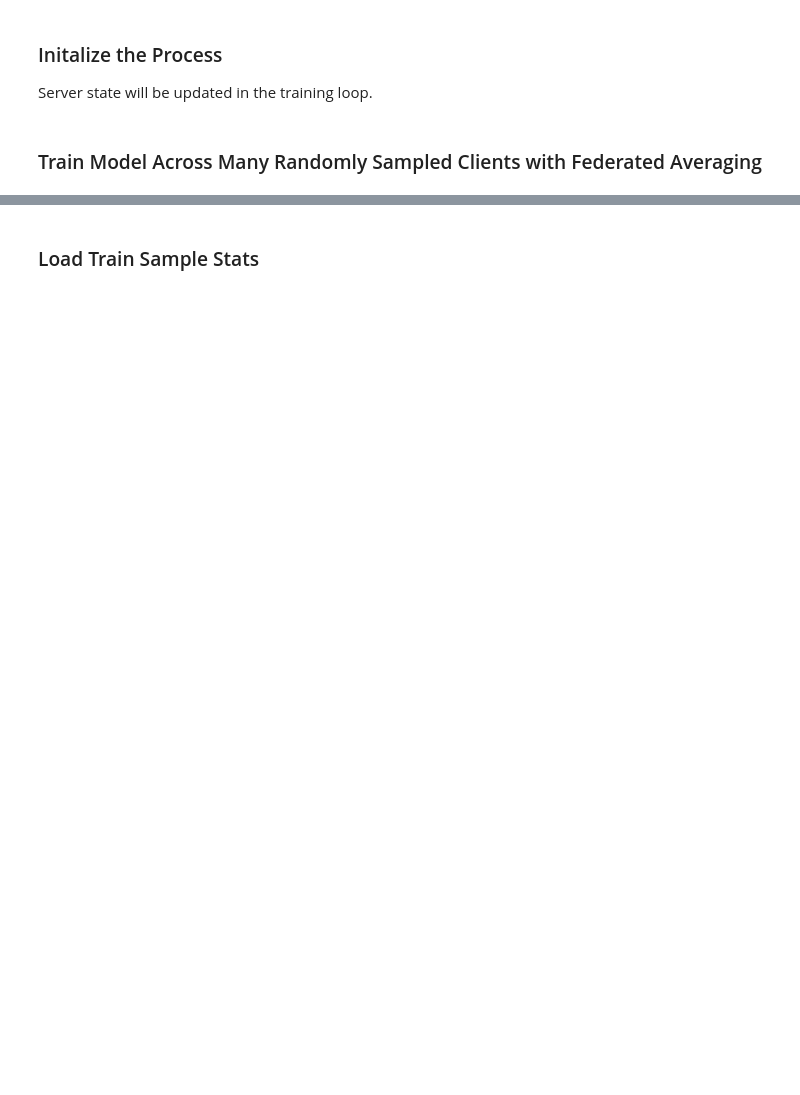
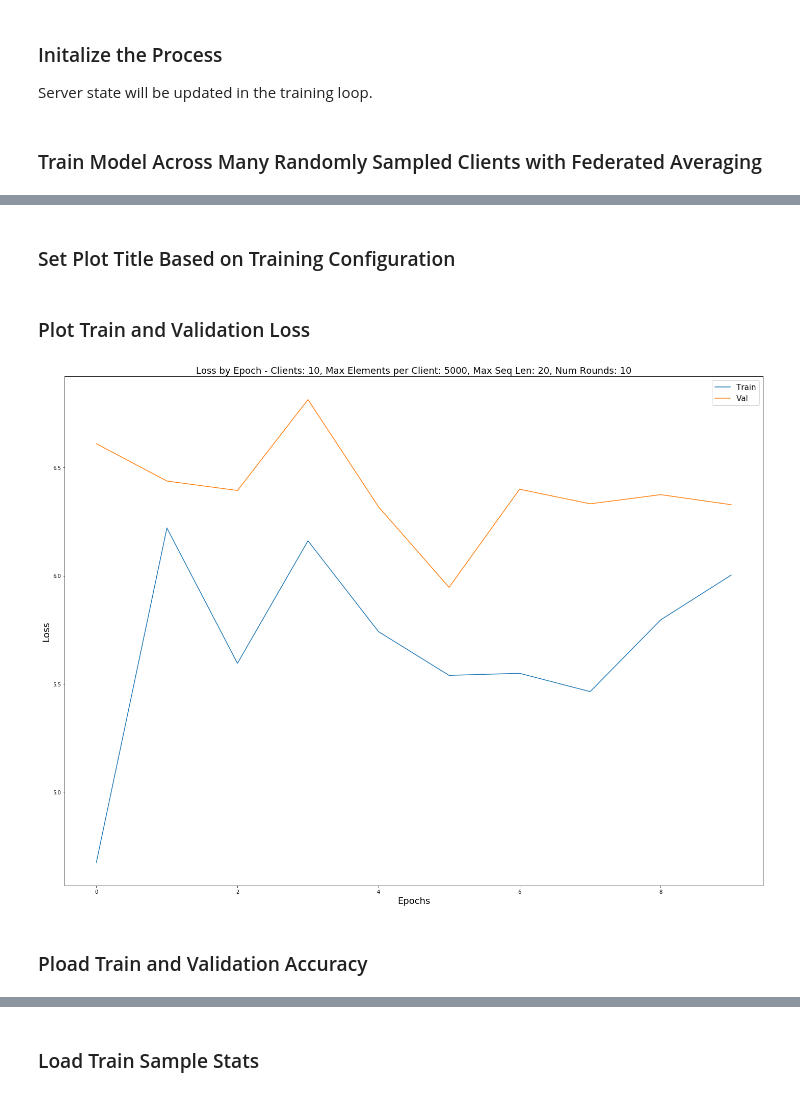
Before and after one commit to federated-learning-experiments/fl-text-models, a Jupyter notebook: notebooks/federated_next_word.ipynb, the cells around one changed output, grey strips where cells are left out. Cells and saved outputs as stored; diff of their text form; code cells hidden in the pictures; blank space fills up the shorter version.

```diff
--- a/notebooks/federated_next_word.ipynb
+++ b/notebooks/federated_next_word.ipynb
@@ -168,8 +125,8 @@ elif EMBEDDING_LAYER == 'fasttext':
     word2embedding = embeddings.load_embeddings(embedding_path)
 
 elif EMBEDDING_LAYER == 'gpt2':
-    word2embedding = embeddings.create_gpt_embeddings(word2idx)
-    word2embedding = embeddings.to_pca_projections(word2embedding, n=2)
+    word2embedding = embeddings.create_gpt_embeddings(vocab)
+    word2embedding = embeddings.to_pca_projections(word2embedding, n=EMBEDDING_DIM)
 
 else:
     raise ValueError("EMBEDDING LAYER must be one of 'random', 'glove', 'fasttext', or 'gpt2'.")
@@ -180,4 +137,4 @@ else:
     embedding_matrix = embeddings.create_matrix_from_pretrained_embeddings(
         word2embedding=word2embedding,
         embedding_dim=EMBEDDING_DIM,
-        word2idx=word2idx)
+        vocab=vocab)
@@ -226,19 +161,20 @@ val_metrics_tracker = validation.model_history_tracker(metric_names=evaluation_m
 # %% [markdown]
 ### Set the Default Executor
 # %%
-tff.framework.set_default_executor(tff.framework.local_executor_factory())
+tff.framework.set_default_executor(tff.framework.local_executor_factory(max_fanout=10))
 # %% [markdown]
 ### Create an Iterative Process
 # %%
 iterative_process = (
       tff.learning.federated_averaging.build_federated_averaging_process(
-          model_fn=lambda : model.model_fn(extended_vocab_size=EXTENDED_VOCAB_SIZE,
-                        embedding_dim=EMBEDDING_DIM,
-                        embedding_matrix=embedding_matrix,
-                        rnn_units=RNN_UNITS,
-                        vocab_size=VOCAB_SIZE,
-                        sample_batch=sample_batch),
+          model_fn=lambda : model.model_fn(extended_vocab_size=extended_vocab_size,
+                                           embedding_dim=EMBEDDING_DIM,
+                                           embedding_matrix=embedding_matrix,
+                                           rnn_units=RNN_UNITS,
+                                           vocab_size=VOCAB_SIZE,
+                                           sample_batch=sample_batch),
           server_optimizer_fn=federated.server_optimizer_fn,
+          #client_optimizer_fn=federated.client_optimizer_fn,
           client_weight_fn=federated.client_weight_fn))
 # %% [output]
 WARNING:tensorflow:From /home/joel_stremmel/anaconda3/envs/tff/lib/python3.7/site-packages/tensorflow_core/python/ops/resource_variable_ops.py:1635: calling BaseResourceVariable.__init__ (from tensorf ...
@@ -443,0 +340,2 @@ Round: 9
+# %% [markdown]
+### Set Plot Title Based on Training Configuration
@@ -443,0 +345,18 @@ Round: 9
+# %% [markdown]
+### Plot Train and Validation Loss
+# %%
+fig, ax = plt.subplots(figsize=(20, 15))
+x_axis = range(0, NUM_ROUNDS)
+ax.plot(x_axis, train_metrics_tracker.get_metrics_by_name('loss'), label='Train')
+ax.plot(x_axis, val_metrics_tracker.get_metrics_by_name('loss'), label='Val')
+ax.legend(loc='best', prop={'size': 15})
+plt.title('Loss by Epoch - {}'.format(round_config), fontsize=18)
+plt.xlabel('Epochs', fontsize=18)
+plt.ylabel('Loss', fontsize=18)
+plt.tight_layout()
+plt.savefig(SAV + 'Loss by Epoch.png')
+plt.show()
+# %% [output]
+[figure, added]
+# %% [markdown]
+### Pload Train and Validation Accuracy
```
Also changed, not shown: parts of 37 cells of this notebook, 15 other files.
